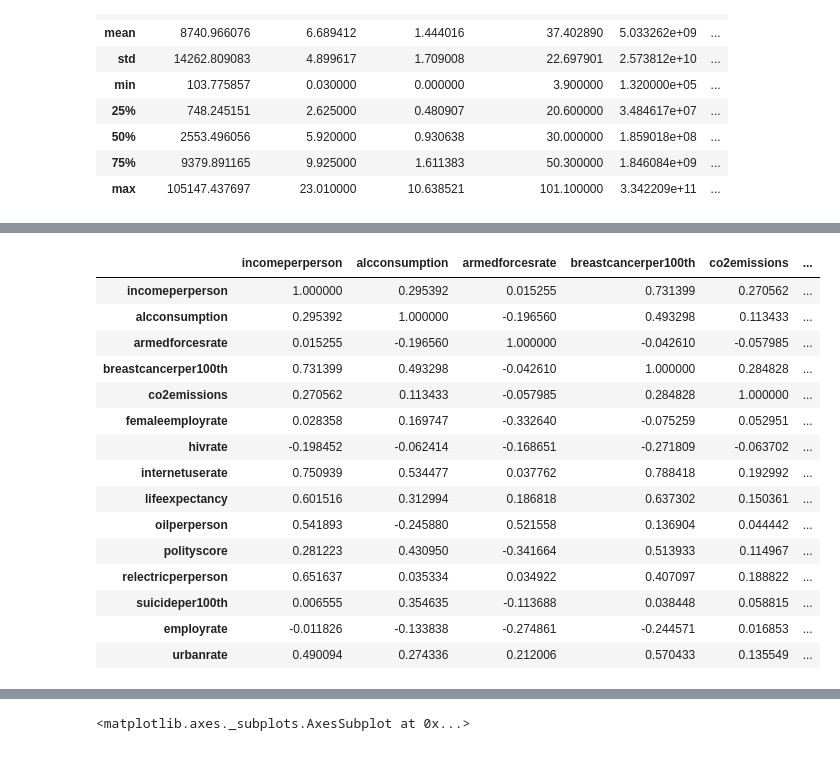
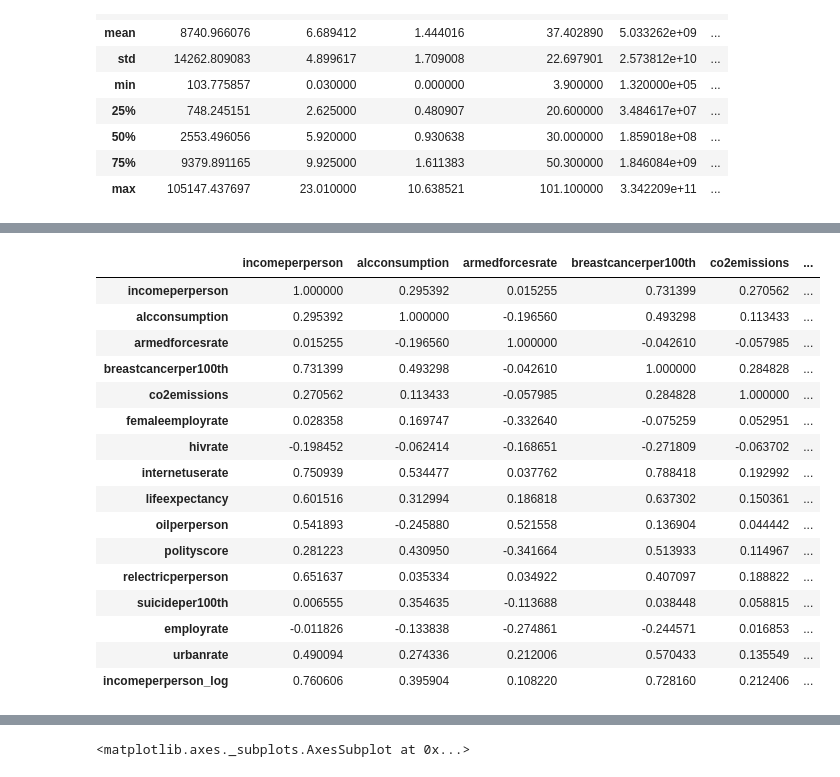
Before and after one commit to DaveXster/iPython-Notebook, a Jupyter notebook: Example project.ipynb, the cells around one changed output, grey strips where cells are left out. Cells and saved outputs as stored; diff of their text form; code cells hidden in the pictures.

```diff
--- a/Example project.ipynb
+++ b/Example project.ipynb
@@ -58,24 +66,25 @@ relectricperperson      0.638498
 oilperperson            0.295775
 dtype: float64
 # %%
-df[df.columns[1:]].corr()
+df.corr()
 # %% [output]
 |  | incomeperperson | alcconsumption | armedforcesrate | breastcancerper100th | co2emissions | ... |
 | incomeperperson | 1.000000 | 0.295392 | 0.015255 | 0.731399 | 0.270562 | ... |
 | alcconsumption | 0.295392 | 1.000000 | -0.196560 | 0.493298 | 0.113433 | ... |
 | armedforcesrate | 0.015255 | -0.196560 | 1.000000 | -0.042610 | -0.057985 | ... |
 | breastcancerper100th | 0.731399 | 0.493298 | -0.042610 | 1.000000 | 0.284828 | ... |
 | co2emissions | 0.270562 | 0.113433 | -0.057985 | 0.284828 | 1.000000 | ... |
 | femaleemployrate | 0.028358 | 0.169747 | -0.332640 | -0.075259 | 0.052951 | ... |
 | hivrate | -0.198452 | -0.062414 | -0.168651 | -0.271809 | -0.063702 | ... |
 | internetuserate | 0.750939 | 0.534477 | 0.037762 | 0.788418 | 0.192992 | ... |
 | lifeexpectancy | 0.601516 | 0.312994 | 0.186818 | 0.637302 | 0.150361 | ... |
 | oilperperson | 0.541893 | -0.245880 | 0.521558 | 0.136904 | 0.044442 | ... |
 | polityscore | 0.281223 | 0.430950 | -0.341664 | 0.513933 | 0.114967 | ... |
 | relectricperperson | 0.651637 | 0.035334 | 0.034922 | 0.407097 | 0.188822 | ... |
 | suicideper100th | 0.006555 | 0.354635 | -0.113688 | 0.038448 | 0.058815 | ... |
 | employrate | -0.011826 | -0.133838 | -0.274861 | -0.244571 | 0.016853 | ... |
 | urbanrate | 0.490094 | 0.274336 | 0.212006 | 0.570433 | 0.135549 | ... |
+| incomeperperson_log | 0.760606 | 0.395904 | 0.108220 | 0.728160 | 0.212406 | ... |
 # %%
 df.sort_values("incomeperperson", ascending=False)
 # %% [output]
```
Also changed, not shown: parts of 10 cells of this notebook.
